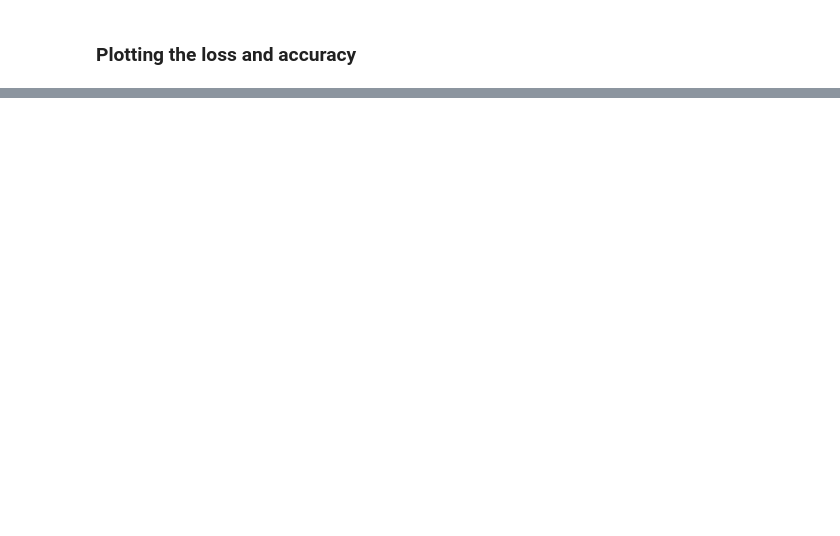
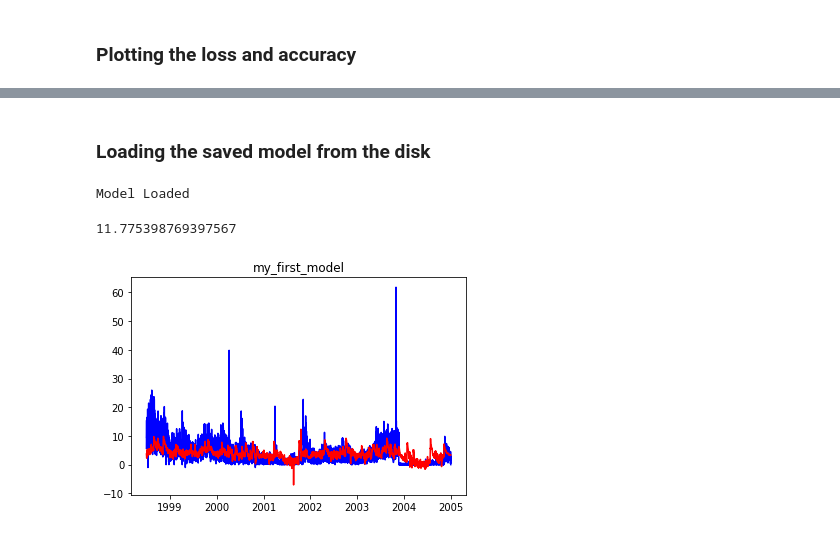
Before and after one commit to laravioli/PIR, a Jupyter notebook: model/ANN.ipynb, the cells around one changed output, grey strips where cells are left out. Cells and saved outputs as stored; diff of their text form; code cells hidden in the pictures; blank space fills up the shorter version.

Commit message:
save after testing model

```diff
--- a/model/ANN.ipynb
+++ b/model/ANN.ipynb
@@ -8,9 +8,9 @@ from pathlib import Path
 # %% [markdown]
 ### Import data
 # %%
-df_Ch001 = pd.DataFrame(pd.read_pickle(Path("C:/Users/Victor/Desktop/PIR/process/Ch001.pkl")))
-df_Ch009 = pd.DataFrame(pd.read_pickle(Path("C:/Users/Victor/Desktop/PIR/process/Ch009.pkl")))
-df_Ch020 = pd.DataFrame(pd.read_pickle(Path("C:/Users/Victor/Desktop/PIR/process/Ch020.pkl")))
-df_Ch022 = pd.DataFrame(pd.read_pickle(Path("C:/Users/Victor/Desktop/PIR/process/Ch022.pkl")))
+df_Ch001 = pd.read_pickle(Path("C:/Users/Victor/Desktop/PIR/process/Ch001.pkl"))
+df_Ch009 = pd.read_pickle(Path("C:/Users/Victor/Desktop/PIR/process/Ch009.pkl"))
+df_Ch020 = pd.read_pickle(Path("C:/Users/Victor/Desktop/PIR/process/Ch020.pkl"))
+df_Ch022 = pd.read_pickle(Path("C:/Users/Victor/Desktop/PIR/data/Ch022.pkl"))
 # %% [markdown]
 ### Split data
@@ -166,0 +173,8 @@ plt.show()
+# %% [markdown]
+### Loading the saved model from the disk
+# %%
+p=19
+model.load_state_dict(torch.load(Path("C:/Users/Victor/Desktop/PIR/model/saved_models/ANN_nonscale_19_376.pt")))
+print("Model Loaded")
+# %% [output]
+Model Loaded
@@ -166,0 +183,25 @@ plt.show()
+# %%
+model.to("cpu")
+
+data_1_test=df_Ch001.iloc[:,p].values
+data_2_test=df_Ch009.iloc[:,p].values
+data_3_test=df_Ch020.iloc[:,p].values
+
+data_test=np.vstack((data_1_test, data_2_test, data_3_test)).T
+data_test=torch.tensor(data_test).float()
+y_test=df_Ch022.iloc[1:, p].values
+
+y_pred_test=model(data_test).detach().numpy()
+MSE=mean_squared_error(y_test, y_pred_test)
+print(MSE)
+# %% [output]
+11.775398769397567
+# %%
+    plt.figure()
+    plt.plot(df_Ch022.index[1:], y_test, color= "blue")
+    plt.plot(df_Ch022.index[1:], y_pred_test, color="red")
+    plt.title("my_first_model")
+
+    plt.show()
+# %% [output]
+[figure, added]
```
Also changed, not shown: parts of 18 cells of this notebook, 37 other files.
